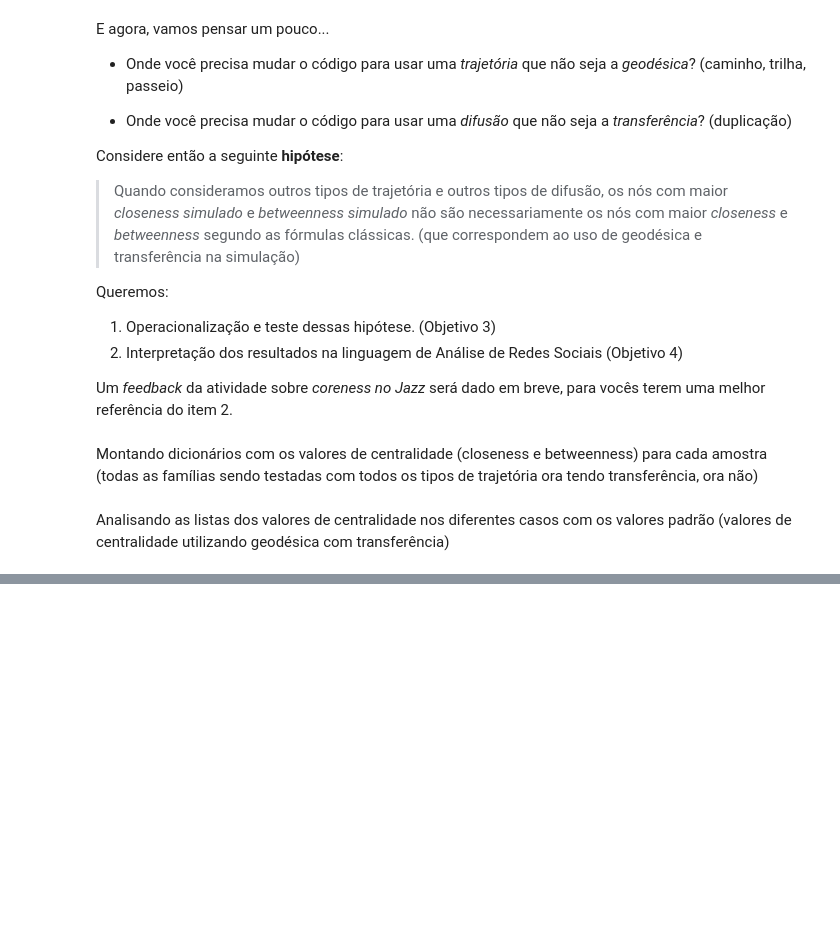
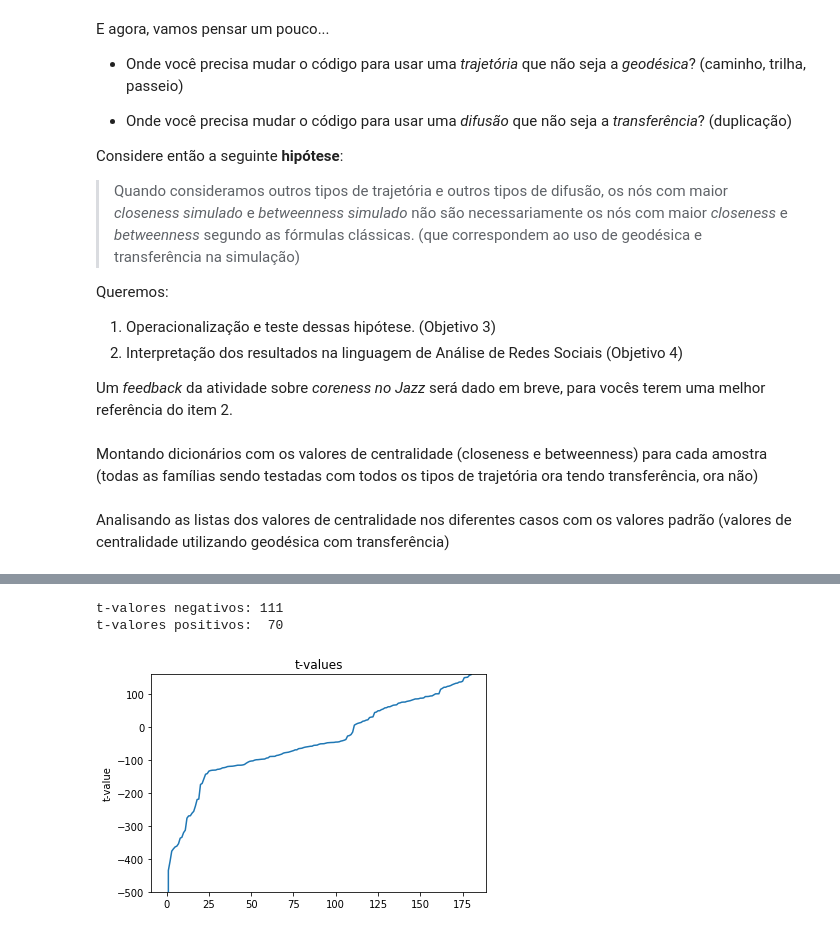
Before and after one commit to chends888/redesoc-2018, a Jupyter notebook: Encontro13/Encontro13.ipynb, the cells around one changed output, grey strips where cells are left out. Cells and saved outputs as stored; diff of their text form; code cells hidden in the pictures; blank space fills up the shorter version.

```diff
--- a/Encontro13/Encontro13.ipynb
+++ b/Encontro13/Encontro13.ipynb
@@ -309,0 +339,20 @@ nan
+# %%
+plt.ylim(-500,160)
+
+plt.plot(sorted(t_p_value_dict))
+
+# plt.xlabel('p-value')
+plt.ylabel('t-value')
+plt.title('t-values')
+
+count = 0
+for i in sorted(t_p_value_dict):
+    if i < 0:
+        count += 1
+
+print('t-valores negativos:', count)
+print('t-valores positivos: ', len(sorted(t_p_value_dict)) - count)
+# %% [output]
+t-valores negativos: 111
+t-valores positivos:  70
+[figure, added]
```
Also changed, not shown: parts of 7 cells of this notebook.
